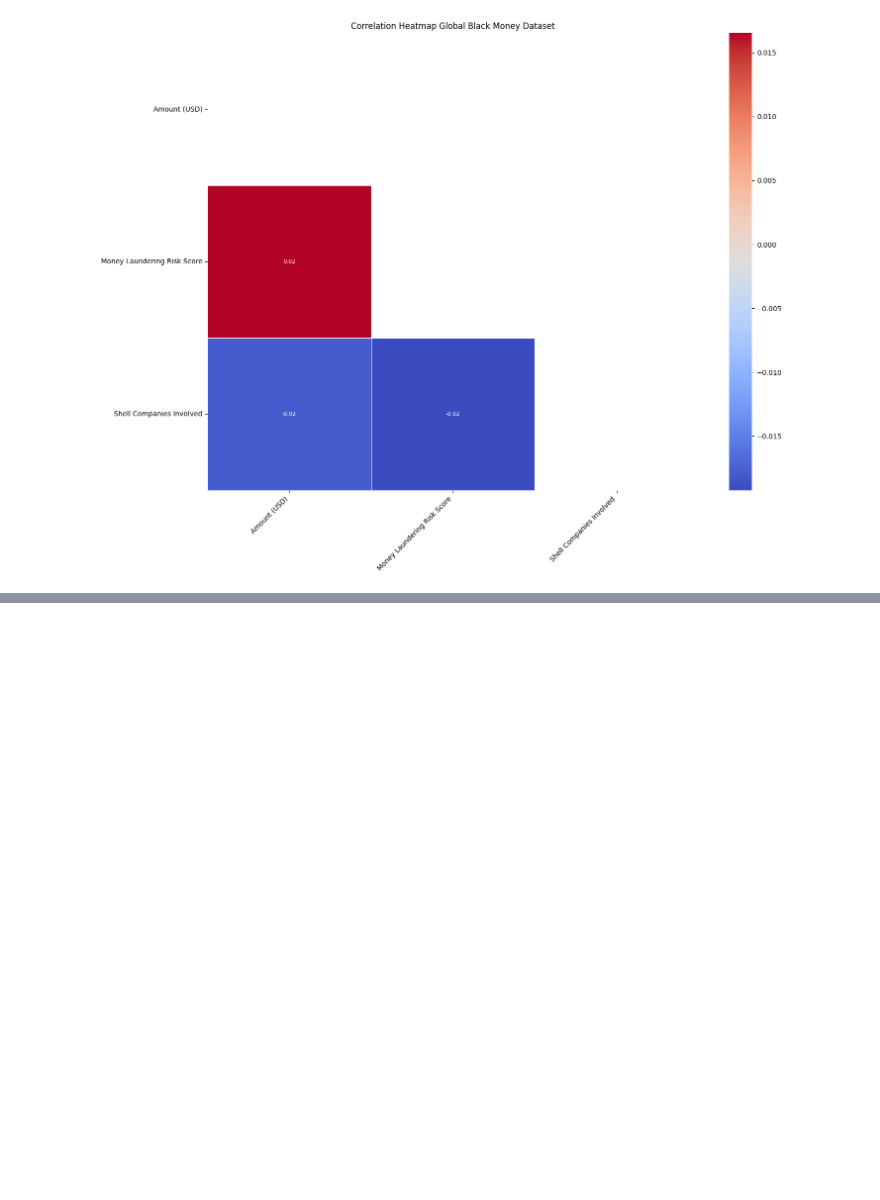
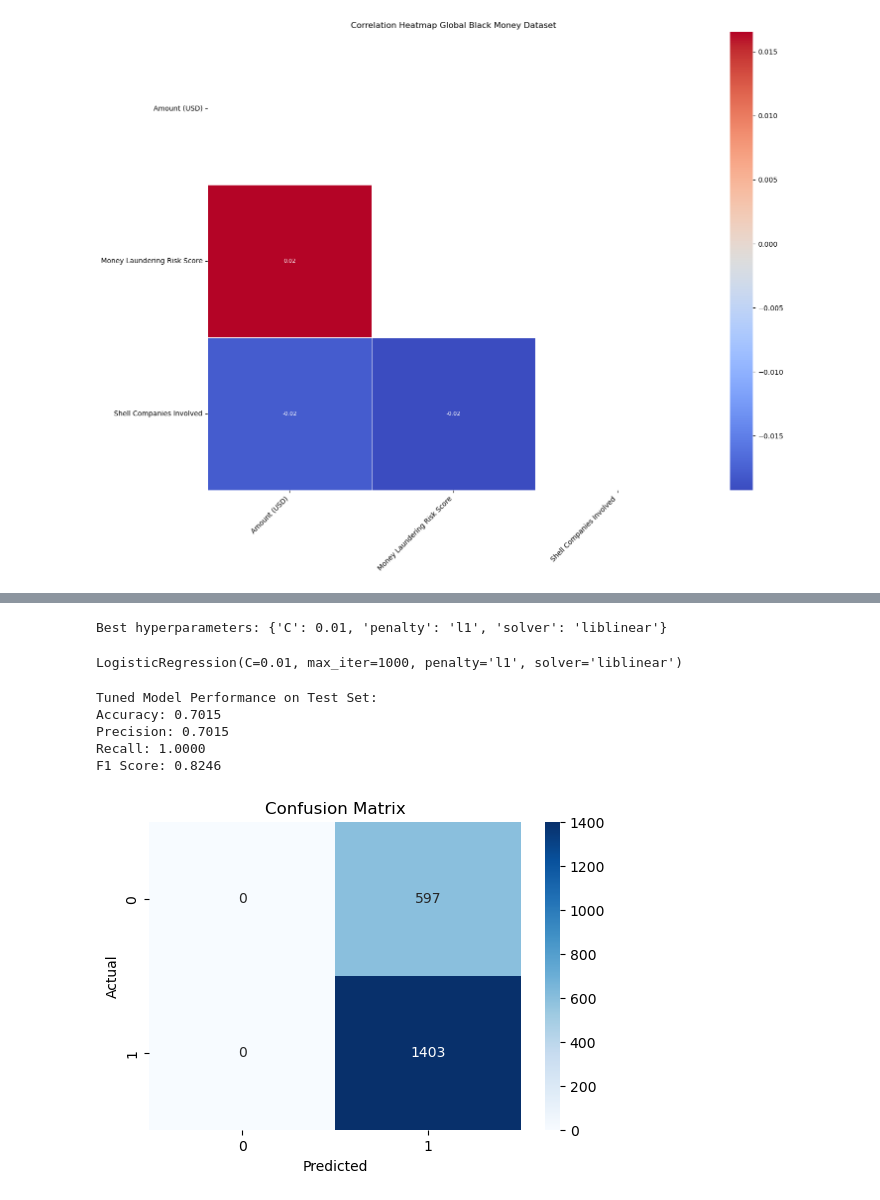
Before and after one commit to edgar-rosales95/Final_505, a Jupyter notebook: Final_505.ipynb, the cells around one changed output, grey strips where cells are left out. Cells and saved outputs as stored; diff of their text form; code cells hidden in the pictures; blank space fills up the shorter version.

Commit message:
Data splitting, conversions, model1

```diff
--- a/Final_505.ipynb
+++ b/Final_505.ipynb
@@ -246,0 +234,3 @@ print(df_dummies.head())
+# %%
+# Convert 'Source of Money' to boolean (True for 'Illegal', False for 'Legal')
+df['Source of Money'] = df['Source of Money'].map({'Illegal': True, 'Legal': False})
@@ -269,0 +308,6 @@ dtype: int64
+# %%
+# Initialize the logistic regression model
+log_reg = LogisticRegression(max_iter=1000, solver='liblinear')
+
+# Fit the model to the scaled training data
+log_reg.fit(X_train_scaled, y_train)
@@ -269,0 +316,15 @@ dtype: int64
+# %%
+# Make predictions on the test set
+y_pred = log_reg.predict(X_test_scaled)
+
+# Evaluate the model
+accuracy = accuracy_score(y_test, y_pred)
+precision = precision_score(y_test, y_pred)
+recall = recall_score(y_test, y_pred)
+f1 = f1_score(y_test, y_pred)
+
+print('Model Performance on Test Set:')
+print(f'Accuracy: {accuracy:.4f}')
+print(f'Precision: {precision:.4f}')
+print(f'Recall: {recall:.4f}')
+print(f'F1 Score: {f1:.4f}')
@@ -269,0 +337,56 @@ dtype: int64
+# %%
+# Define the hyperparameter grid to search
+param_grid = {
+    'C': [0.01, 0.1, 1, 10],
+    'solver': ['liblinear', 'saga'],  # Solvers for regularization
+    'penalty': ['l1', 'l2']           # L1 or L2 regularization
+}
+
+# Initialize Grid Search with cross-validation
+grid_search = GridSearchCV(LogisticRegression(max_iter=1000), param_grid, cv=5, scoring='f1')
+
+# Fit Grid Search to the training data
+grid_search.fit(X_train_scaled, y_train)
+
+# Best hyperparameters
+print('Best hyperparameters:', grid_search.best_params_)
+
+# Re-train the model with the best parameters
+best_log_reg = grid_search.best_estimator_
+best_log_reg.fit(X_train_scaled, y_train)
+# %% [output]
+Best hyperparameters: {'C': 0.01, 'penalty': 'l1', 'solver': 'liblinear'}
+LogisticRegression(C=0.01, max_iter=1000, penalty='l1', solver='liblinear')
+# %%
+# Make predictions with the tuned model
+y_pred_tuned = best_log_reg.predict(X_test_scaled)
+
+# Evaluate the tuned model
+accuracy_tuned = accuracy_score(y_test, y_pred_tuned)
+precision_tuned = precision_score(y_test, y_pred_tuned)
+recall_tuned = recall_score(y_test, y_pred_tuned)
+f1_tuned = f1_score(y_test, y_pred_tuned)
+
+print('Tuned Model Performance on Test Set:')
+print(f'Accuracy: {accuracy_tuned:.4f}')
+print(f'Precision: {precision_tuned:.4f}')
+print(f'Recall: {recall_tuned:.4f}')
+print(f'F1 Score: {f1_tuned:.4f}')
+# %% [output]
+Tuned Model Performance on Test Set:
+Accuracy: 0.7015
+Precision: 0.7015
+Recall: 1.0000
+F1 Score: 0.8246
+# %%
+# Confusion Matrix
+cm = confusion_matrix(y_test, y_pred)
+
+plt.figure(figsize=(6, 4))
+sns.heatmap(cm, annot=True, fmt='d', cmap='Blues')
+plt.title('Confusion Matrix')
+plt.xlabel('Predicted')
+plt.ylabel('Actual')
+plt.show()
+# %% [output]
+[figure, added]
```
Also changed, not shown: parts of 22 cells of this notebook.
